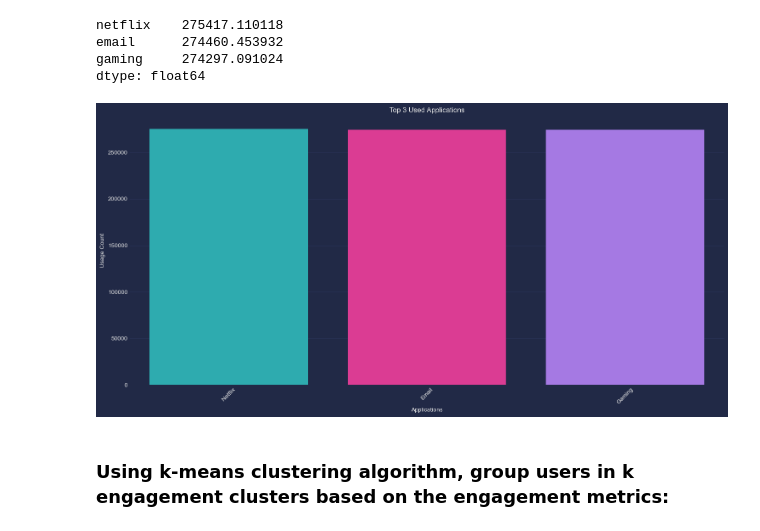
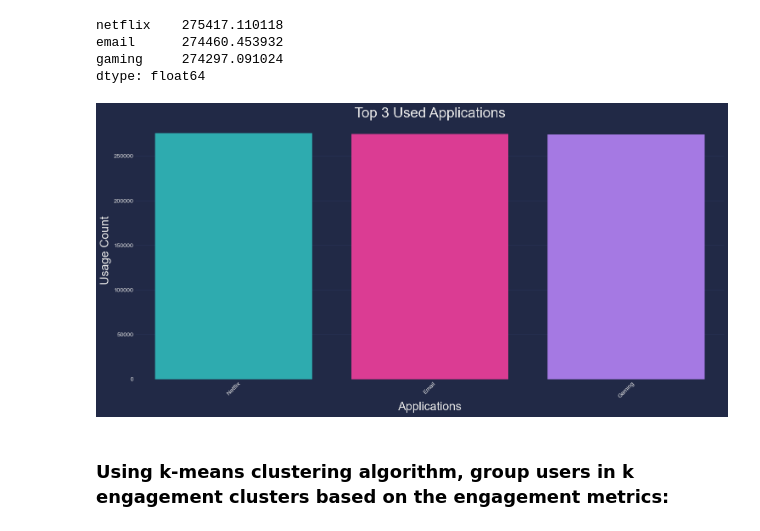
Before and after one commit to eyaya/User-Analytics-in-the-Telecom-Industry, a Jupyter notebook: notebooks/user_engagement_analysis.ipynb, the cells around one changed output. Drawn from its saved outputs; the diff is of its cells as text; code cells hidden in the pictures.

```diff
--- a/notebooks/user_engagement_analysis.ipynb
+++ b/notebooks/user_engagement_analysis.ipynb
@@ -436,15 +458,15 @@ dtype: float64
 # %%
 plt.figure(figsize=(15, 7.5))
 ax = sns.barplot(y =top_3_used.values, x = ["Netflix", "Email", "Gaming"], data = top_3_used)
 ax.tick_params(axis='x', rotation=45)
 
-plt.xlabel("Applications")
-plt.ylabel("Usage Count")
-plt.title("Top 3 Used Applications")
+plt.xlabel("Applications",size=20)
+plt.ylabel("Usage Count",size=20)
+plt.title("Top 3 Used Applications", size=24)
 plt.tight_layout()
 plt.show()
 # %% [output]
-[figure, old version]
+[figure, new version]
 # %% [markdown]
 ### Using k-means clustering algorithm, group users in k engagement clusters based on the engagement metrics:
 # %%
```
Also changed, not shown: parts of 3 cells of this notebook, 3 other files.
